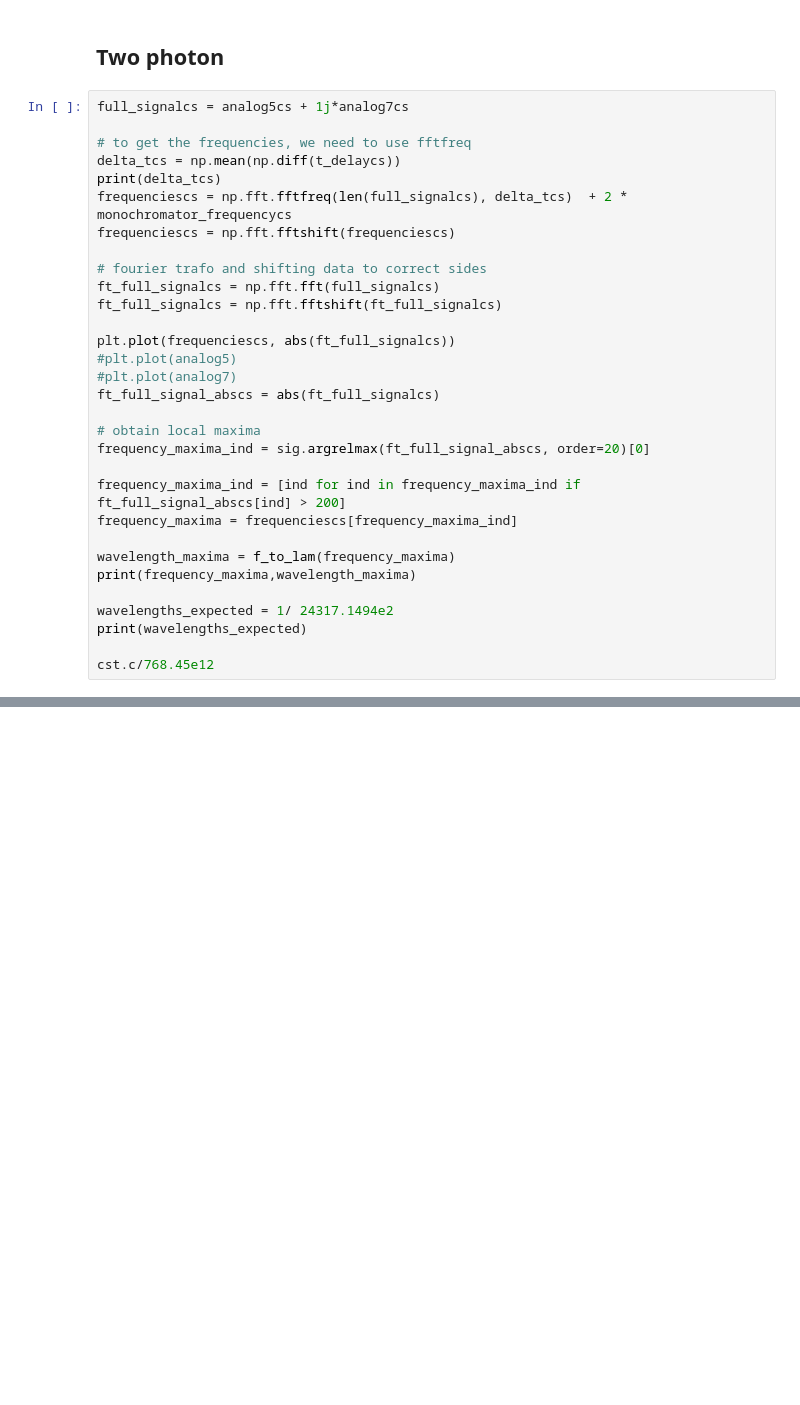
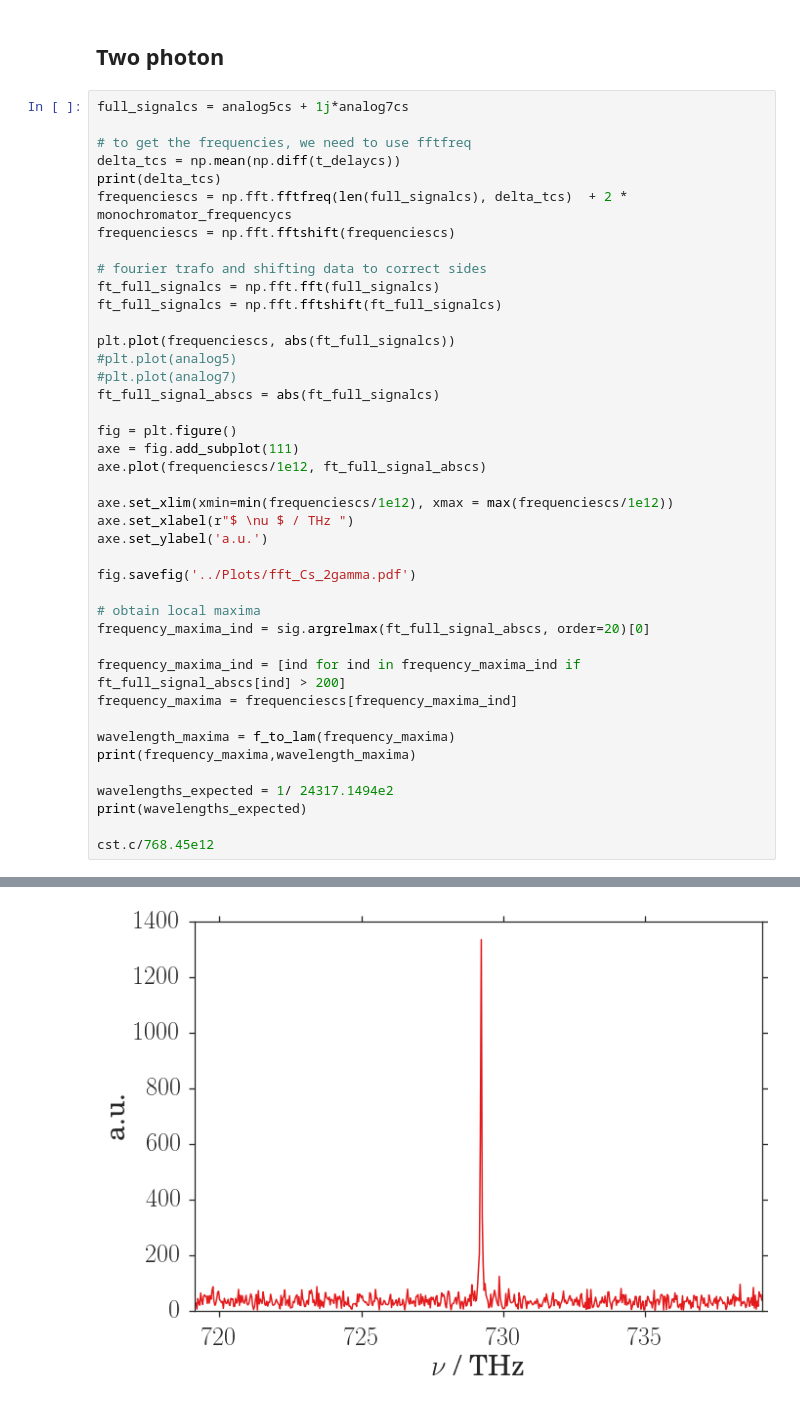
Before and after one commit to Schlabonski/FemtosecondSpectroscopy, a Jupyter notebook: Analysis/PythonHasToDo.ipynb, the cells around one changed output, grey strips where cells are left out. Cells and saved outputs as stored; diff of their text form; blank space fills up the shorter version.

```diff
--- a/Analysis/PythonHasToDo.ipynb
+++ b/Analysis/PythonHasToDo.ipynb
@@ -200,30 +200,41 @@ frequenciescs = np.fft.fftfreq(len(full_signalcs), delta_tcs)  + 2 * monochromat
 frequenciescs = np.fft.fftshift(frequenciescs)
 
 # fourier trafo and shifting data to correct sides
 ft_full_signalcs = np.fft.fft(full_signalcs)
 ft_full_signalcs = np.fft.fftshift(ft_full_signalcs)
 
 plt.plot(frequenciescs, abs(ft_full_signalcs))
 #plt.plot(analog5)
 #plt.plot(analog7)
 ft_full_signal_abscs = abs(ft_full_signalcs)
 
+fig = plt.figure()
+axe = fig.add_subplot(111)
+axe.plot(frequenciescs/1e12, ft_full_signal_abscs)
+
+axe.set_xlim(xmin=min(frequenciescs/1e12), xmax = max(frequenciescs/1e12))
+axe.set_xlabel(r"$ \nu $ / THz ")
+axe.set_ylabel('a.u.')
+
+fig.savefig('../Plots/fft_Cs_2gamma.pdf')
+
 # obtain local maxima
 frequency_maxima_ind = sig.argrelmax(ft_full_signal_abscs, order=20)[0]
 
 frequency_maxima_ind = [ind for ind in frequency_maxima_ind if ft_full_signal_abscs[ind] > 200]
 frequency_maxima = frequenciescs[frequency_maxima_ind]
 
 wavelength_maxima = f_to_lam(frequency_maxima)
 print(frequency_maxima,wavelength_maxima)
 
 wavelengths_expected = 1/ 24317.1494e2
 print(wavelengths_expected)
 
 cst.c/768.45e12
 # %% [output]
 5.00012578333e-14
 [  7.29229154e+14] [  4.11108712e-07]
 4.1123241197013004e-07
 3.901261734660681e-07
 [figure]
+[figure, added]
```
Also changed, not shown: parts of 4 cells of this notebook, 1 other file.
